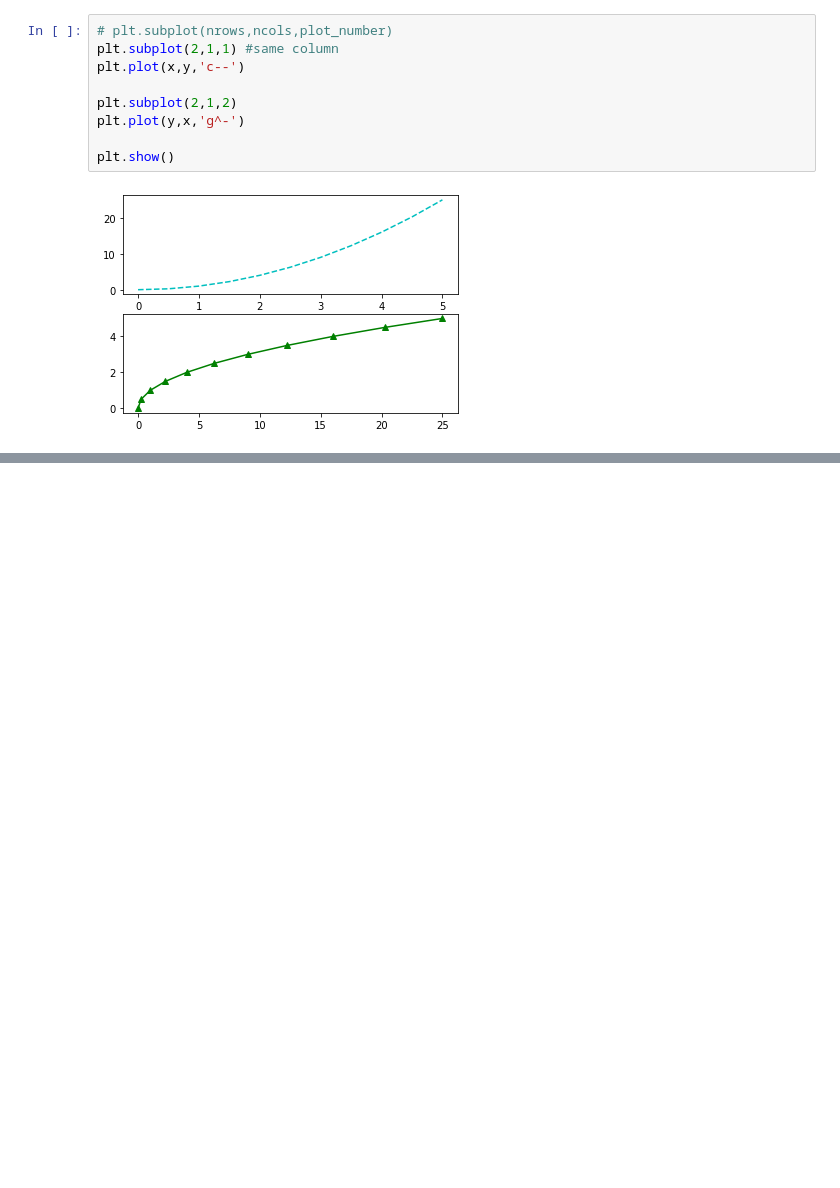
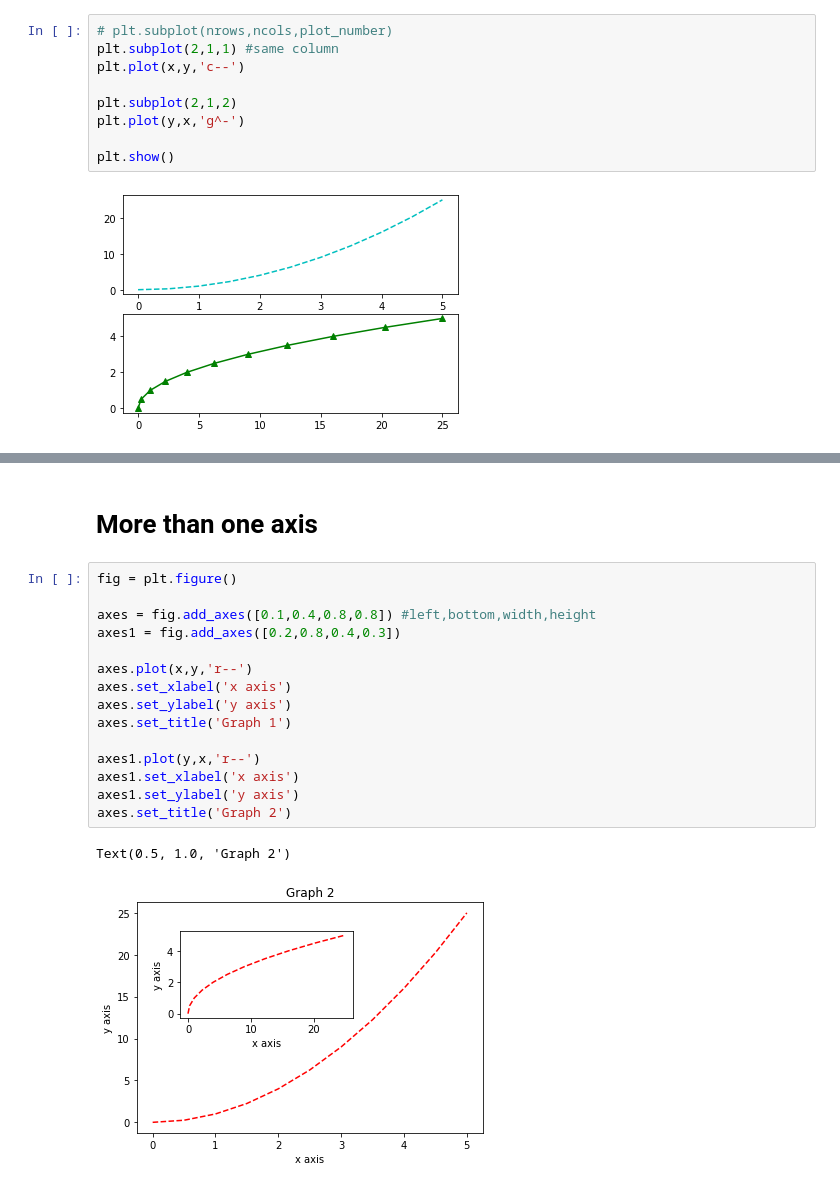
Before and after one commit to shubhkhanna/Colab-Notebooks-IB241, a Jupyter notebook: Matplotlib.ipynb, the cells around one changed output, grey strips where cells are left out. Drawn from its saved outputs; the diff is of its cells as text; blank space fills up the shorter version.

```diff
--- a/Matplotlib.ipynb
+++ b/Matplotlib.ipynb
@@ -45,0 +59,20 @@ plt.show()
+# %% [markdown]
+# More than one axis
+# %%
+fig = plt.figure()
+
+axes = fig.add_axes([0.1,0.4,0.8,0.8]) #left,bottom,width,height
+axes1 = fig.add_axes([0.2,0.8,0.4,0.3])
+
+axes.plot(x,y,'r--')
+axes.set_xlabel('x axis')
+axes.set_ylabel('y axis')
+axes.set_title('Graph 1')
+
+axes1.plot(y,x,'r--')
+axes1.set_xlabel('x axis')
+axes1.set_ylabel('y axis')
+axes.set_title('Graph 2')
+# %% [output]
+Text(0.5, 1.0, 'Graph 2')
+[figure, added]
```
Also changed, not shown: parts of 5 cells of this notebook.
